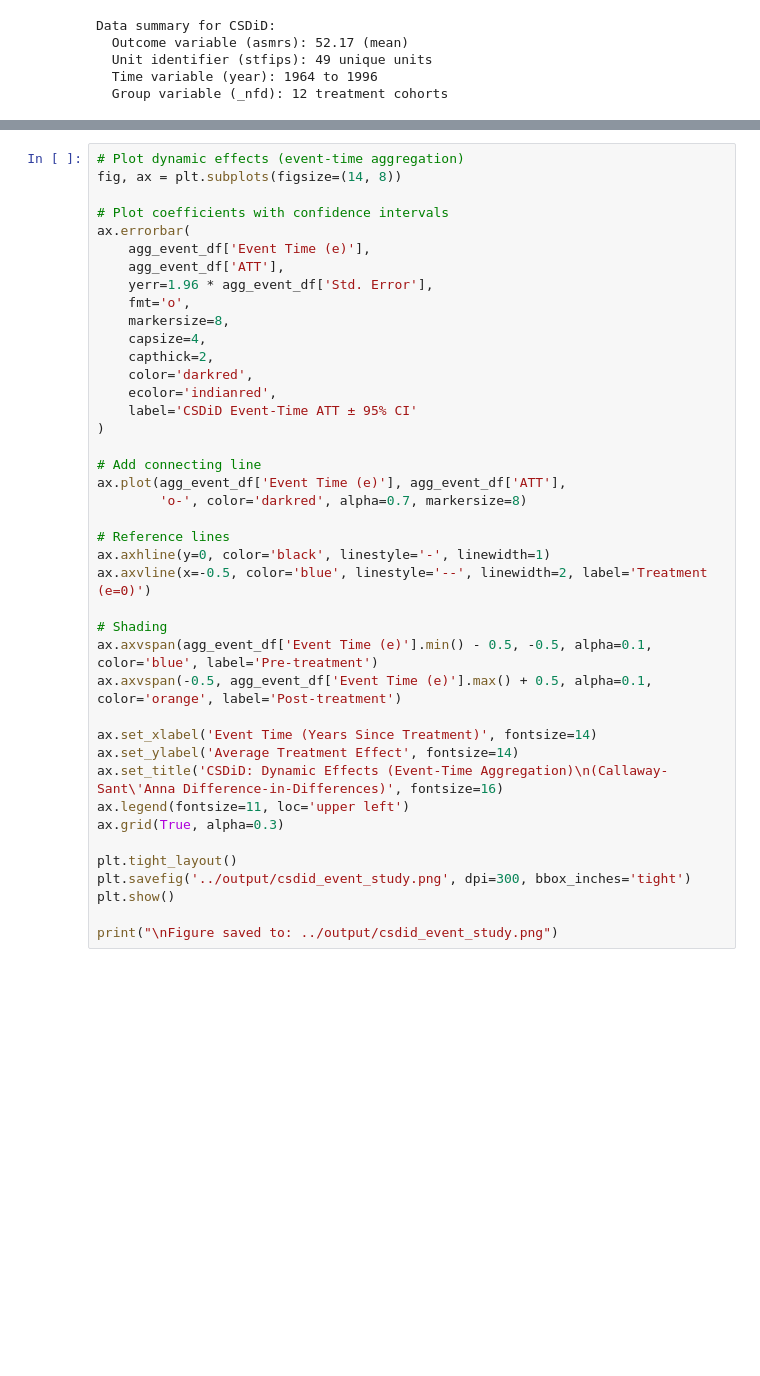
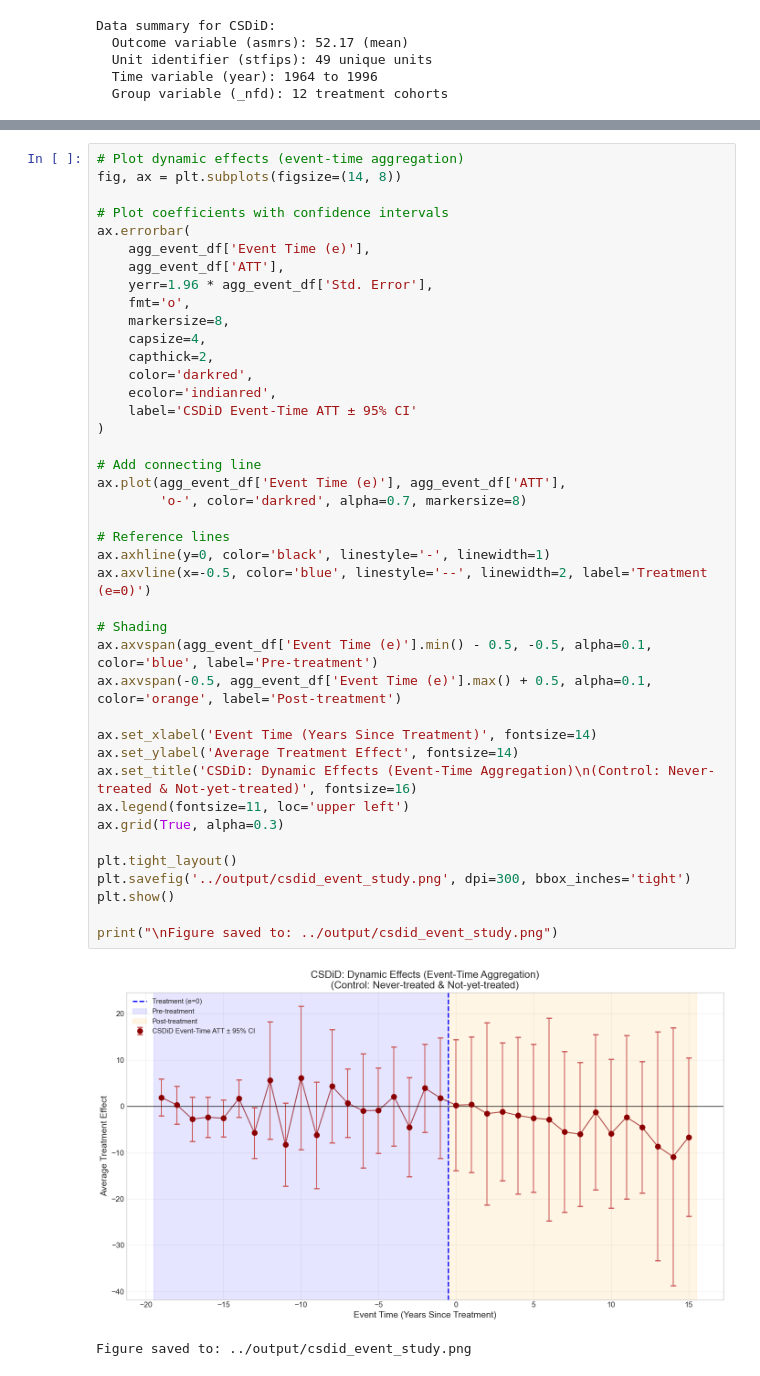
Before and after one commit to gsaco/CSDiD, a Jupyter notebook: Python/scripts/Q2_CSDiD.ipynb, the cells around one changed output, grey strips where cells are left out. Saved outputs shown, nothing was run; the diff lists cells and outputs as text; blank space fills up the shorter version.

```diff
--- a/Python/scripts/Q2_CSDiD.ipynb
+++ b/Python/scripts/Q2_CSDiD.ipynb
@@ -353,31 +634,34 @@ ax.errorbar(
     markersize=8,
     capsize=4,
     capthick=2,
     color='darkred',
     ecolor='indianred',
     label='CSDiD Event-Time ATT ± 95% CI'
 )
 
 # Add connecting line
 ax.plot(agg_event_df['Event Time (e)'], agg_event_df['ATT'],
         'o-', color='darkred', alpha=0.7, markersize=8)
 
 # Reference lines
 ax.axhline(y=0, color='black', linestyle='-', linewidth=1)
 ax.axvline(x=-0.5, color='blue', linestyle='--', linewidth=2, label='Treatment (e=0)')
 
 # Shading
 ax.axvspan(agg_event_df['Event Time (e)'].min() - 0.5, -0.5, alpha=0.1, color='blue', label='Pre-treatment')
 ax.axvspan(-0.5, agg_event_df['Event Time (e)'].max() + 0.5, alpha=0.1, color='orange', label='Post-treatment')
 
 ax.set_xlabel('Event Time (Years Since Treatment)', fontsize=14)
 ax.set_ylabel('Average Treatment Effect', fontsize=14)
-ax.set_title('CSDiD: Dynamic Effects (Event-Time Aggregation)\n(Callaway-Sant\'Anna Difference-in-Differences)', fontsize=16)
+ax.set_title('CSDiD: Dynamic Effects (Event-Time Aggregation)\n(Control: Never-treated & Not-yet-treated)', fontsize=16)
 ax.legend(fontsize=11, loc='upper left')
 ax.grid(True, alpha=0.3)
 
 plt.tight_layout()
 plt.savefig('../output/csdid_event_study.png', dpi=300, bbox_inches='tight')
 plt.show()
 
 print("\nFigure saved to: ../output/csdid_event_study.png")
+# %% [output]
+[figure, added]
+Figure saved to: ../output/csdid_event_study.png
```
Also changed, not shown: parts of 32 cells of this notebook, 31 other files.
